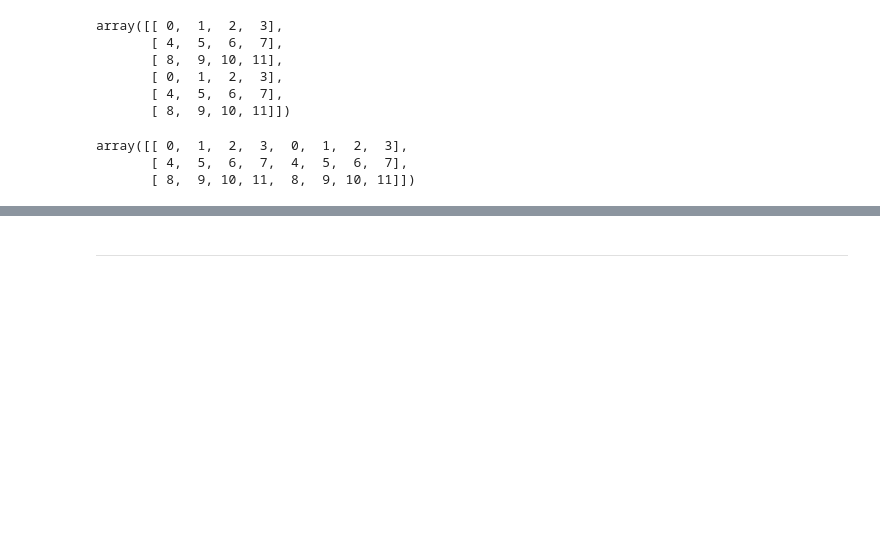
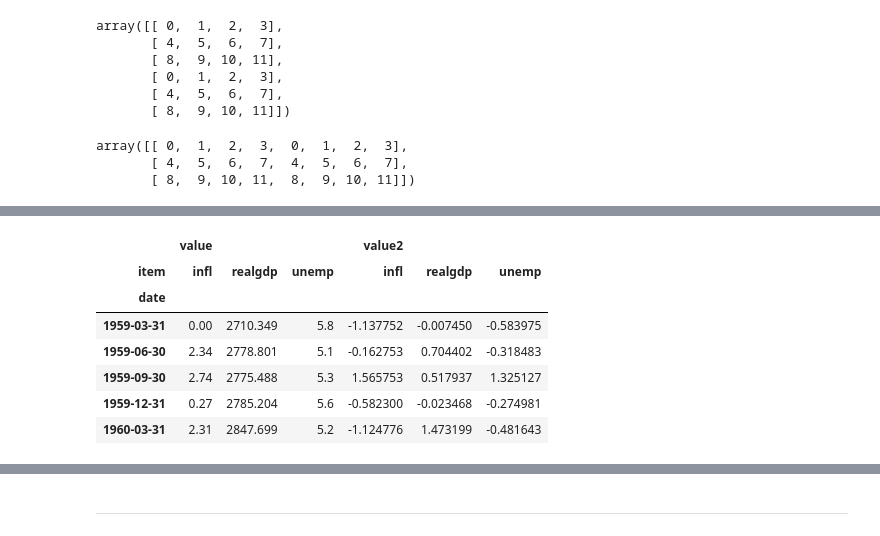
Before and after one commit to mikelhsia/Python, a Jupyter notebook: numpyPractice/pythonDataAnalysisChap8.ipynb, the cells around one changed output, grey strips where cells are left out. Drawn from its saved outputs; the diff is of its cells as text; code cells hidden in the pictures; blank space fills up the shorter version.

```diff
--- a/numpyPractice/pythonDataAnalysisChap8.ipynb
+++ b/numpyPractice/pythonDataAnalysisChap8.ipynb
@@ -588,0 +994,7 @@ array([[ 0,  1,  2,  3,  0,  1,  2,  3],
+# %%
+periods = pd.PeriodIndex(year=data.year, quarter=data.quarter, name='date')
+columns = pd.Index(['realgdp', 'infl', 'unemp'], name='item')
+data = data.reindex(columns=columns)
+data.index = periods.to_timestamp('D', 'end')
+
+data.head()
@@ -588,0 +1009,10 @@ array([[ 0,  1,  2,  3,  0,  1,  2,  3],
+# %%
+# data.stack()
+# data.stack().reset_index()
+# data.stack().reset_index().rename(columns={0: 'value'})
+ldata = data.stack().reset_index().rename(columns={0: 'value'})
+ldata.head()
+
+# This is the so-called long format for multiple time series, or other observational
+# data with two or more keys (here, our keys are date and item). Each row in the table
+# represents a single observation.
@@ -588,0 +1044,4 @@ array([[ 0,  1,  2,  3,  0,  1,  2,  3],
+# %%
+# Suppose you had two value columns that you wanted to reshape simultaneously:
+ldata['value2'] = np.random.randn(len(ldata))
+ldata[:10]
@@ -588,0 +1060,13 @@ array([[ 0,  1,  2,  3,  0,  1,  2,  3],
+# %%
+# By omitting the last argument, you obtain a DataFrame with hierarchical columns:
+pivoted = ldata.pivot('date', 'item')
+pivoted.head()
+# %% [output]
+|  | value |  |  | value2 |  |  |
+| item | infl | realgdp | unemp | infl | realgdp | unemp |
+| date |  |  |  |  |  |  |
+| 1959-03-31 | 0.00 | 2710.349 | 5.8 | -1.137752 | -0.007450 | -0.583975 |
+| 1959-06-30 | 2.34 | 2778.801 | 5.1 | -0.162753 | 0.704402 | -0.318483 |
+| 1959-09-30 | 2.74 | 2775.488 | 5.3 | 1.565753 | 0.517937 | 1.325127 |
+| 1959-12-31 | 0.27 | 2785.204 | 5.6 | -0.582300 | -0.023468 | -0.274981 |
+| 1960-03-31 | 2.31 | 2847.699 | 5.2 | -1.124776 | 1.473199 | -0.481643 |
```
Also changed, not shown: parts of 58 cells of this notebook, 1 other file.
